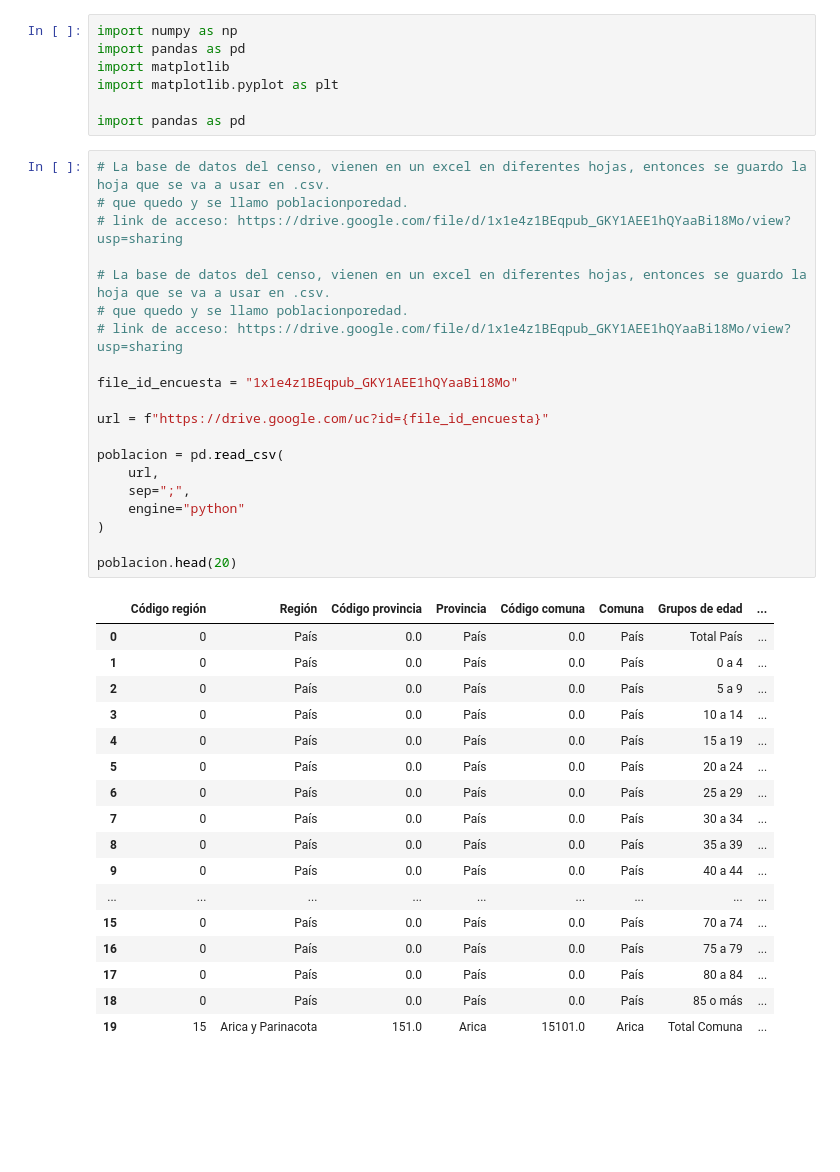
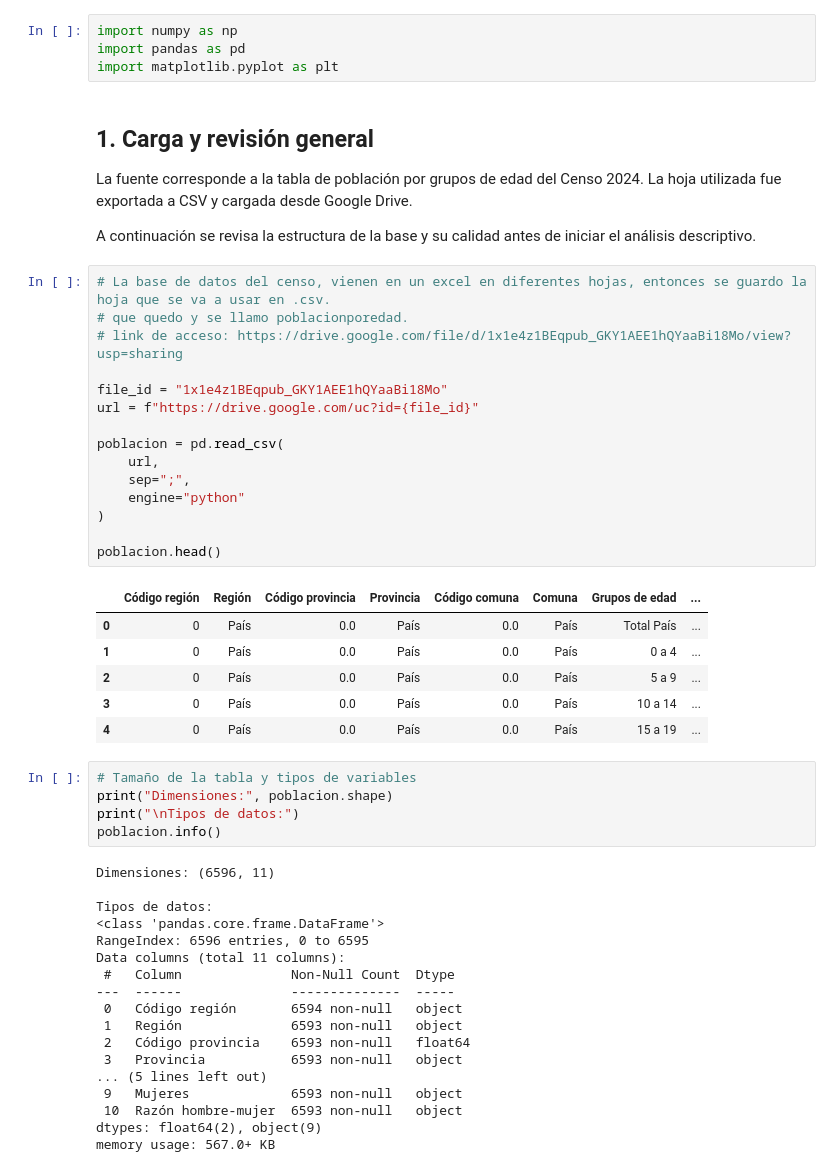
Before and after one commit to hmfc2/Proyect-EDA, a Jupyter notebook: Proyecto Capstone/EDA_poblacionporedad.ipynb, the cells around one changed output. Saved outputs shown, nothing was run; the diff lists cells and outputs as text; blank space fills up the shorter version.

Commit message:
update eda_poblacionporedad

```diff
--- a/Proyecto Capstone/EDA_poblacionporedad.ipynb
+++ b/Proyecto Capstone/EDA_poblacionporedad.ipynb
@@ -1,45 +1,55 @@
 # %%
 import numpy as np
 import pandas as pd
-import matplotlib
 import matplotlib.pyplot as plt
-
-import pandas as pd
+# %% [markdown]
+## 1. Carga y revisión general
+
+La fuente corresponde a la tabla de población por grupos de edad del Censo 2024. La hoja utilizada fue exportada a CSV y cargada desde Google Drive.
+
+A continuación se revisa la estructura de la base y su calidad antes de iniciar el análisis descriptivo.
 # %%
 # La base de datos del censo, vienen en un excel en diferentes hojas, entonces se guardo la hoja que se va a usar en .csv.
 # que quedo y se llamo poblacionporedad.
 # link de acceso: https://drive.google.com/file/d/1x1e4z1BEqpub_GKY1AEE1hQYaaBi18Mo/view?usp=sharing
 
-# La base de datos del censo, vienen en un excel en diferentes hojas, entonces se guardo la hoja que se va a usar en .csv.
-# que quedo y se llamo poblacionporedad.
-# link de acceso: https://drive.google.com/file/d/1x1e4z1BEqpub_GKY1AEE1hQYaaBi18Mo/view?usp=sharing
-
-file_id_encuesta = "1x1e4z1BEqpub_GKY1AEE1hQYaaBi18Mo"
-
-url = f"https://drive.google.com/uc?id={file_id_encuesta}"
+file_id = "1x1e4z1BEqpub_GKY1AEE1hQYaaBi18Mo"
+url = f"https://drive.google.com/uc?id={file_id}"
 
 poblacion = pd.read_csv(
     url,
     sep=";",
     engine="python"
 )
 
-poblacion.head(20)
+poblacion.head()
 # %% [output]
 |  | Código región | Región | Código provincia | Provincia | Código comuna | Comuna | Grupos de edad | ... |
 | 0 | 0 | País | 0.0 | País | 0.0 | País | Total País | ... |
 | 1 | 0 | País | 0.0 | País | 0.0 | País | 0 a 4 | ... |
 | 2 | 0 | País | 0.0 | País | 0.0 | País | 5 a 9 | ... |
 | 3 | 0 | País | 0.0 | País | 0.0 | País | 10 a 14 | ... |
 | 4 | 0 | País | 0.0 | País | 0.0 | País | 15 a 19 | ... |
-| 5 | 0 | País | 0.0 | País | 0.0 | País | 20 a 24 | ... |
-| 6 | 0 | País | 0.0 | País | 0.0 | País | 25 a 29 | ... |
-| 7 | 0 | País | 0.0 | País | 0.0 | País | 30 a 34 | ... |
-| 8 | 0 | País | 0.0 | País | 0.0 | País | 35 a 39 | ... |
-| 9 | 0 | País | 0.0 | País | 0.0 | País | 40 a 44 | ... |
-| ... | ... | ... | ... | ... | ... | ... | ... | ... |
-| 15 | 0 | País | 0.0 | País | 0.0 | País | 70 a 74 | ... |
-| 16 | 0 | País | 0.0 | País | 0.0 | País | 75 a 79 | ... |
-| 17 | 0 | País | 0.0 | País | 0.0 | País | 80 a 84 | ... |
-| 18 | 0 | País | 0.0 | País | 0.0 | País | 85 o más | ... |
-| 19 | 15 | Arica y Parinacota | 151.0 | Arica | 15101.0 | Arica | Total Comuna | ... |
+# %%
+# Tamaño de la tabla y tipos de variables
+print("Dimensiones:", poblacion.shape)
+print("\nTipos de datos:")
+poblacion.info()
+# %% [output]
+Dimensiones: (6596, 11)
+
+Tipos de datos:
+<class 'pandas.core.frame.DataFrame'>
+RangeIndex: 6596 entries, 0 to 6595
+Data columns (total 11 columns):
+ #   Column              Non-Null Count  Dtype
+---  ------              --------------  -----
+ 0   Código región       6594 non-null   object
+ 1   Región              6593 non-null   object
+ 2   Código provincia    6593 non-null   float64
+ 3   Provincia           6593 non-null   object
+... (5 lines left out)
+ 9   Mujeres             6593 non-null   object
+ 10  Razón hombre-mujer  6593 non-null   object
+dtypes: float64(2), object(9)
+memory usage: 567.0+ KB
```
Also changed, not shown: parts of 51 cells of this notebook.
